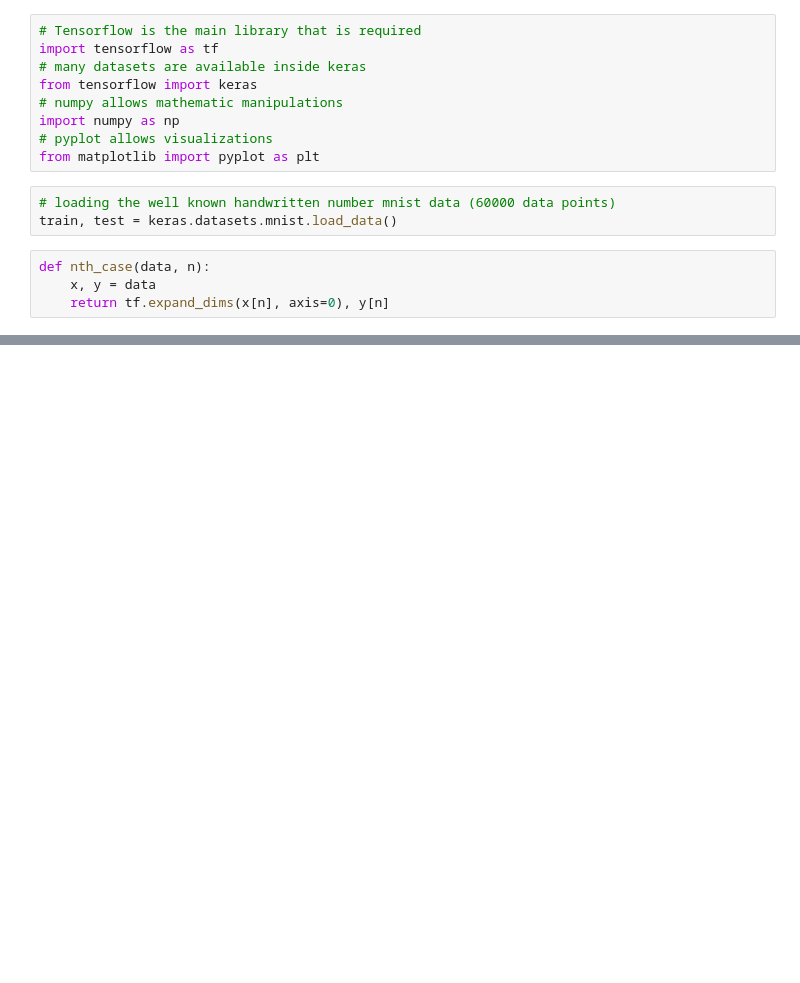
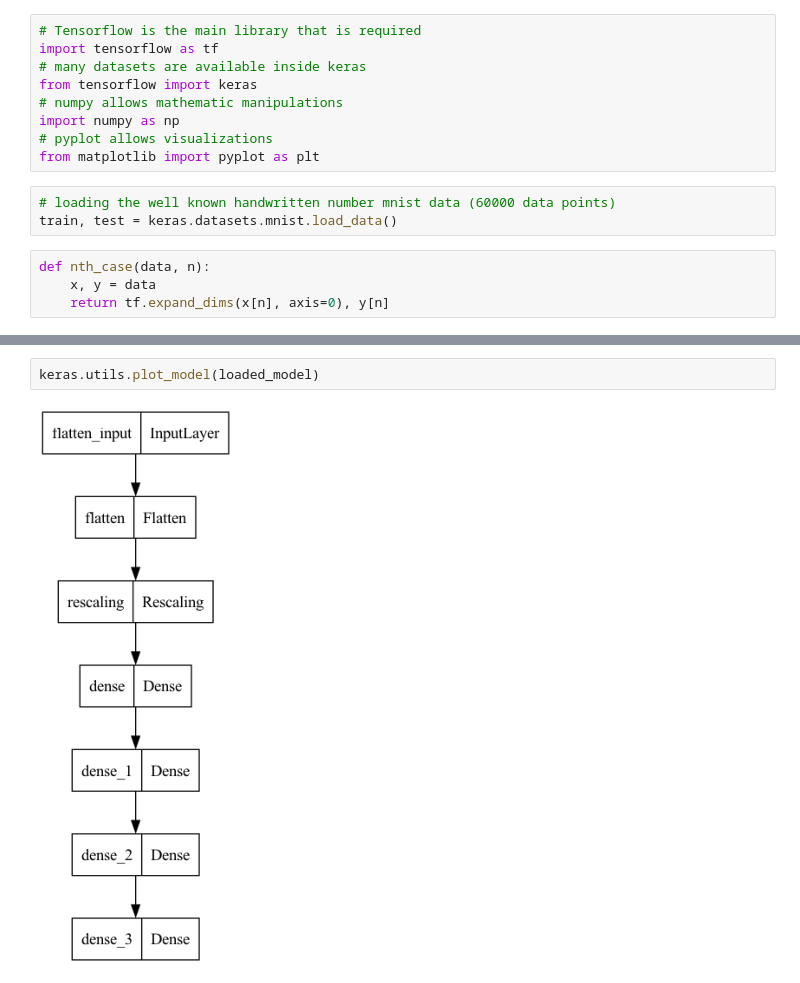
Before and after one commit to krischal111/Learning-ML-by-implementing-myself, a Jupyter notebook: Applying/mnist.ipynb, the cells around one changed output, grey strips where cells are left out. Saved outputs shown, nothing was run; the diff lists cells and outputs as text; blank space fills up the shorter version.

```diff
--- a/Applying/mnist.ipynb
+++ b/Applying/mnist.ipynb
@@ -127,0 +150,4 @@ for case in questionable_train_cases:
+# %%
+keras.utils.plot_model(loaded_model)
+# %% [output]
+[figure, added]
```
Also changed, not shown: parts of 11 cells of this notebook, 12 other files.
